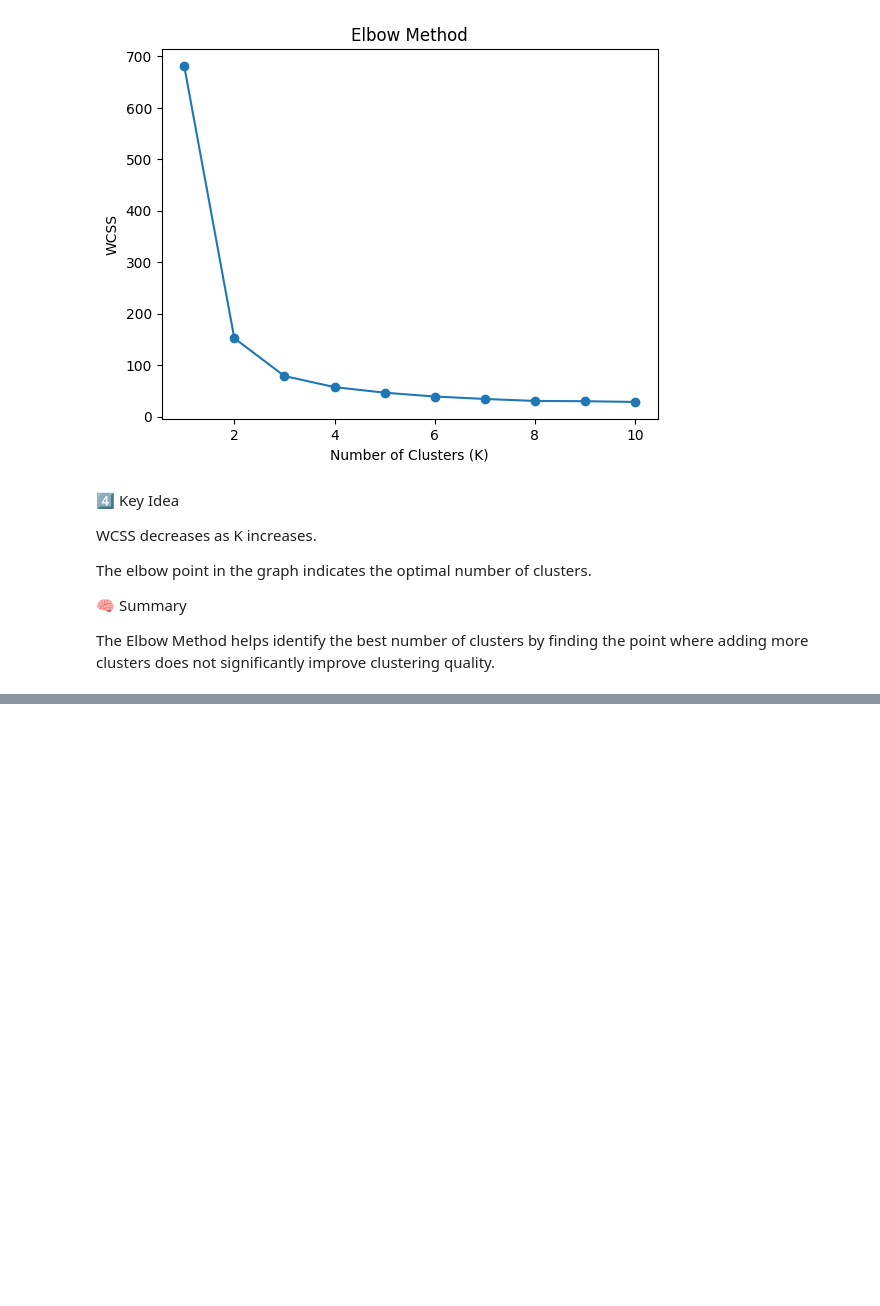
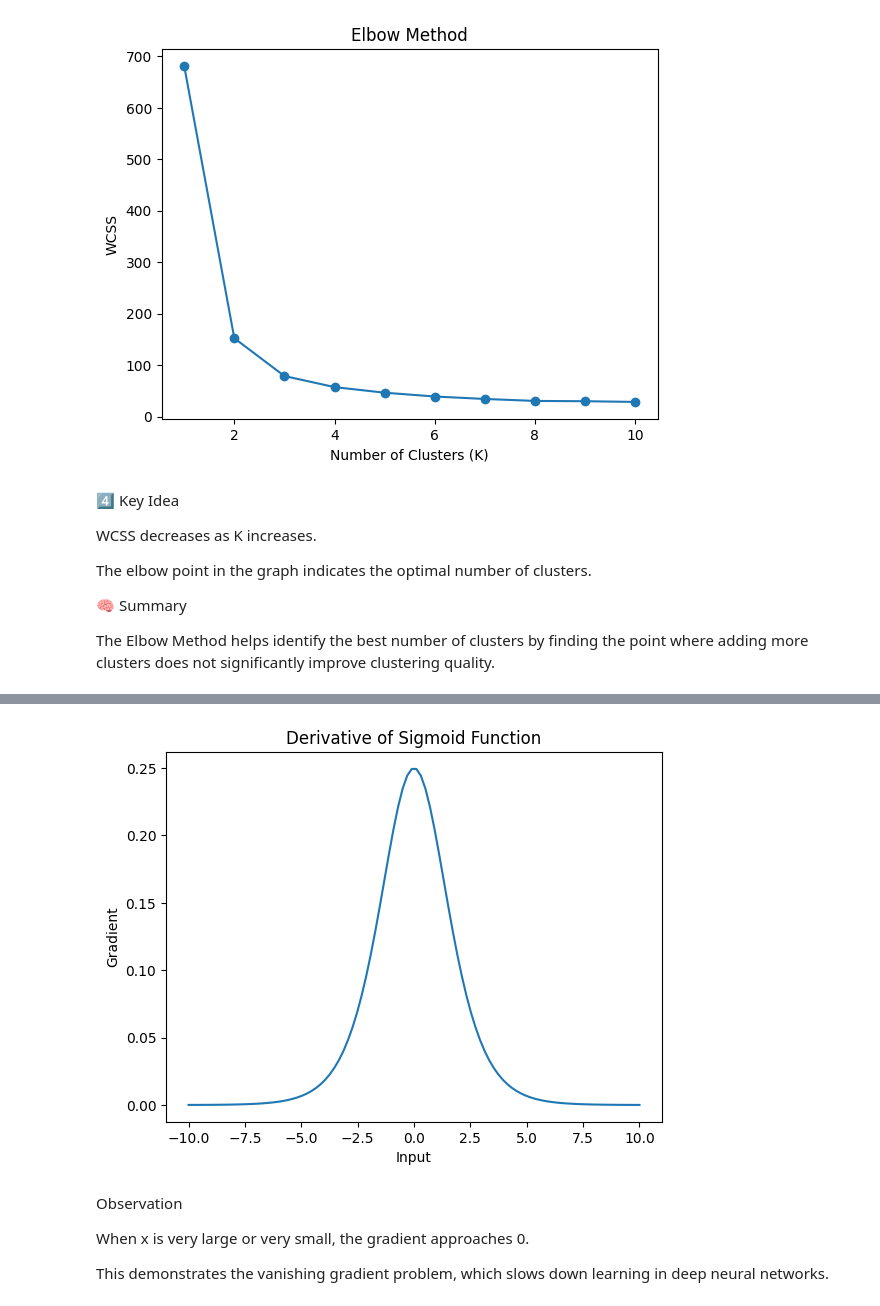
Before and after one commit to Gitstrong3333/Data-Science-Interview, a Jupyter notebook: MachineLearning_Interview_Questions.ipynb, the cells around one changed output, grey strips where cells are left out. Saved outputs shown, nothing was run; the diff lists cells and outputs as text; code cells hidden in the pictures; blank space fills up the shorter version.

```diff
--- a/MachineLearning_Interview_Questions.ipynb
+++ b/MachineLearning_Interview_Questions.ipynb
@@ -3891,0 +4127,25 @@ The Elbow Method helps identify the best number of clusters by finding the point
+# %%
+#Derivative of Sigmoid (Shows Vanishing Gradient)
+
+# Derivative of sigmoid
+def sigmoid_derivative(x):
+    s = sigmoid(x)
+    return s * (1 - s)
+
+# Calculate derivative values
+dy = sigmoid_derivative(x)
+
+# Plot derivative
+plt.plot(x, dy)
+plt.title("Derivative of Sigmoid Function")
+plt.xlabel("Input")
+plt.ylabel("Gradient")
+plt.show()
+# %% [output]
+[figure, added]
+# %% [markdown]
+Observation
+
+When x is very large or very small, the gradient approaches 0.
+
+This demonstrates the vanishing gradient problem, which slows down learning in deep neural networks.
```
Also changed, not shown: parts of 58 cells of this notebook.
